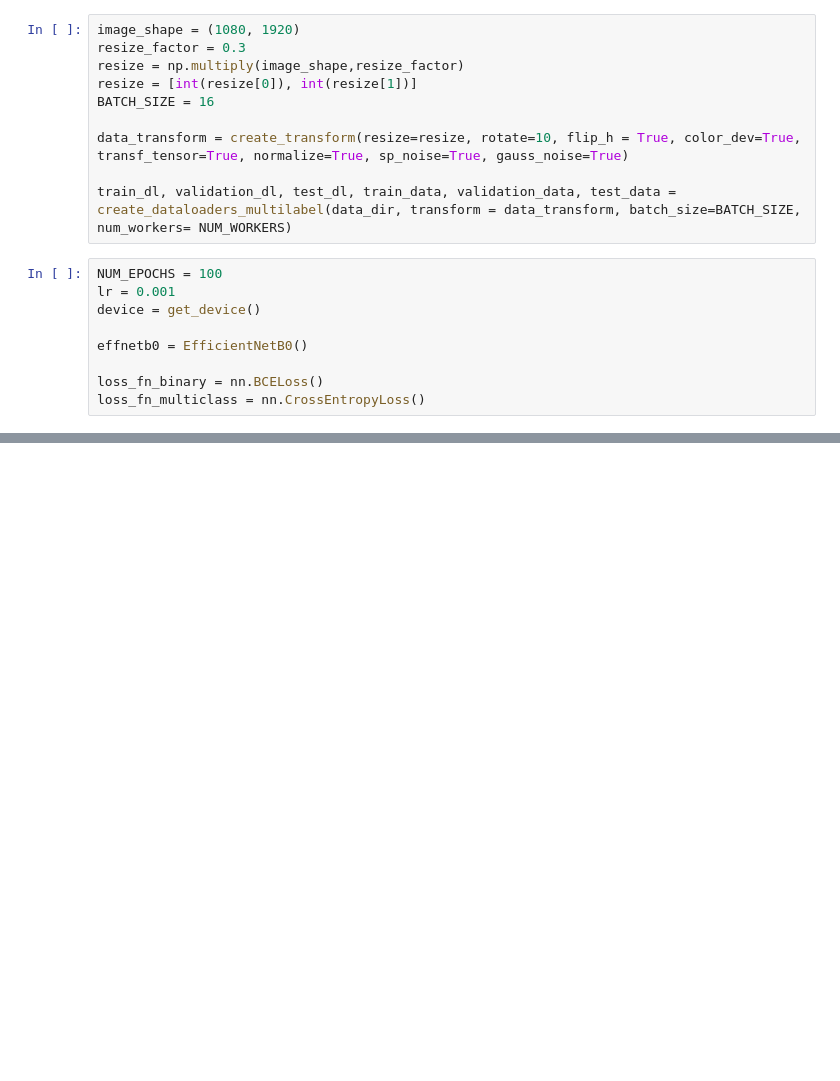
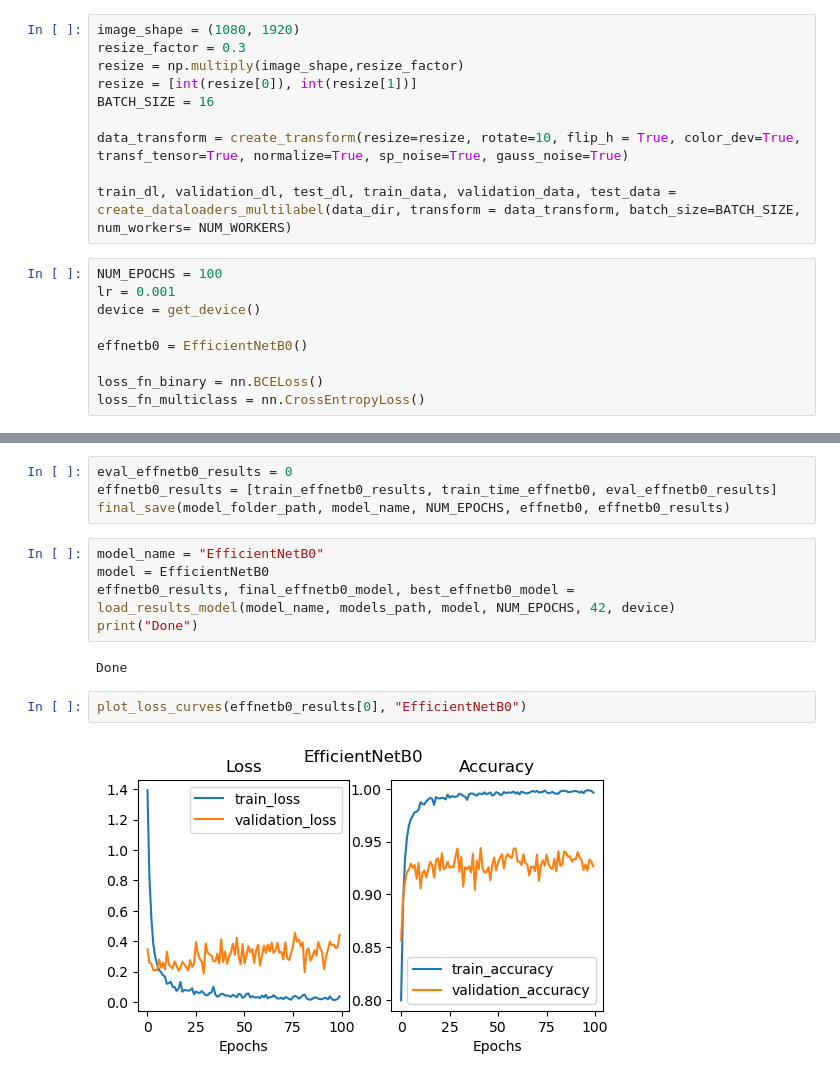
Before and after one commit to J-Mina/AQAUIS, a Jupyter notebook: Code/Quality/try_3heads.ipynb, the cells around one changed output, grey strips where cells are left out. Cells and saved outputs as stored; diff of their text form; blank space fills up the shorter version.

```diff
--- a/Code/Quality/try_3heads.ipynb
+++ b/Code/Quality/try_3heads.ipynb
@@ -68,0 +61,15 @@ train_effnetb0_results, train_time_effnetb0 = train(effnetb0, train_dl, validati
+# %%
+eval_effnetb0_results = 0
+effnetb0_results = [train_effnetb0_results, train_time_effnetb0, eval_effnetb0_results]
+final_save(model_folder_path, model_name, NUM_EPOCHS, effnetb0, effnetb0_results)
+# %%
+model_name = "EfficientNetB0"
+model = EfficientNetB0
+effnetb0_results, final_effnetb0_model, best_effnetb0_model = load_results_model(model_name, models_path, model, NUM_EPOCHS, 42, device)
+print("Done")
+# %% [output]
+Done
+# %%
+plot_loss_curves(effnetb0_results[0], "EfficientNetB0")
+# %% [output]
+[figure, added]
```
Also changed, not shown: parts of 4 cells of this notebook, 5 other files.
